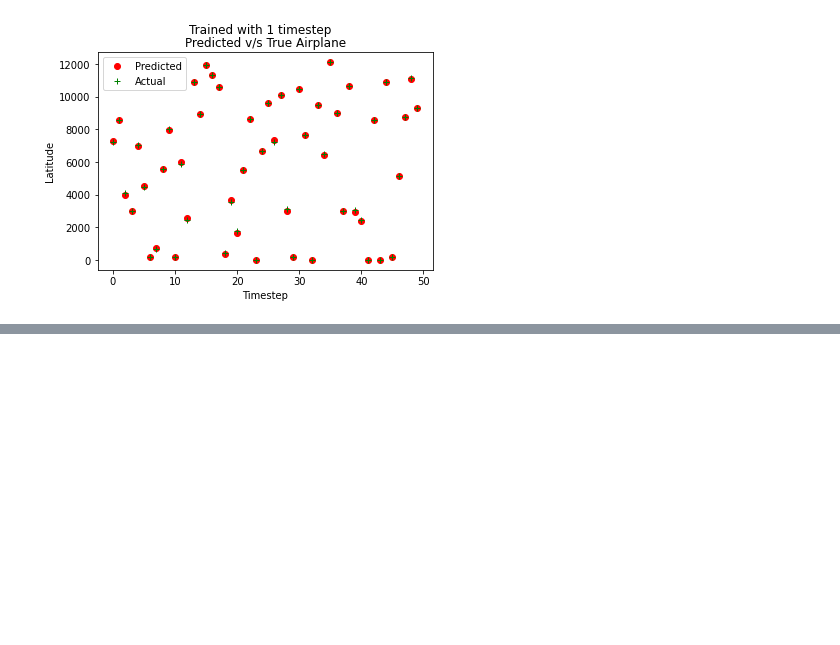
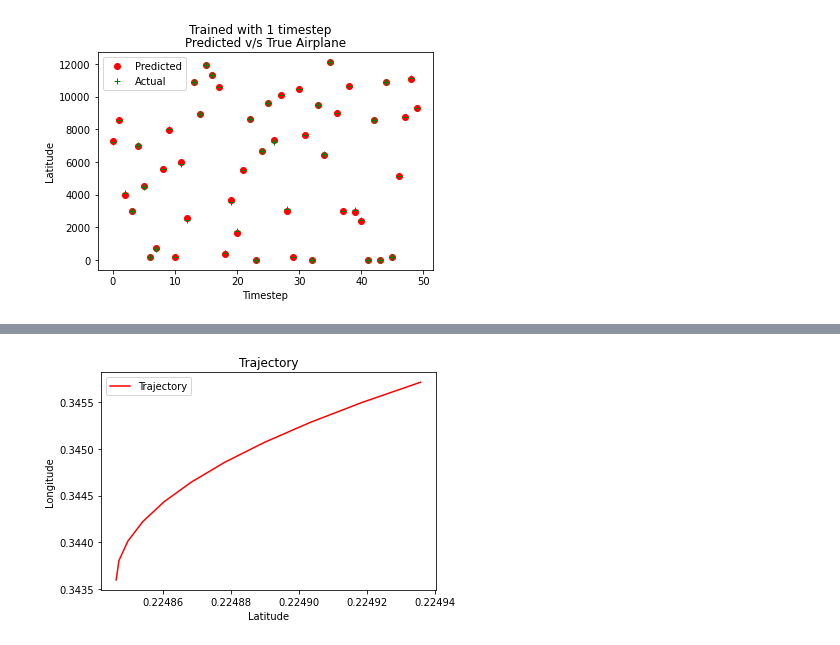
Before and after one commit to DhanashreeRevagade/Clustering-Air-Objects_Challengers-of-the-Unknown, a Jupyter notebook: predict1.ipynb, the cells around one changed output, grey strips where cells are left out. Saved outputs shown, nothing was run; the diff lists cells and outputs as text; code cells hidden in the pictures; blank space fills up the shorter version.

```diff
--- a/predict1.ipynb
+++ b/predict1.ipynb
@@ -227,0 +289,11 @@ plt.show()
+# %%
+
+plt.plot(f[0],f[1],'r-', label ='Trajectory')
+plt.legend()
+plt.xlabel('Latitude')
+plt.ylabel('Longitude')
+plt.title('Trajectory')
+plt.savefig('/content/drive/Shared drives/SIH2020/Akash_prediction/lstm_1_traj_lat_lon.png')
+plt.show()
+# %% [output]
+[figure, added]
```
Also changed, not shown: parts of 2 cells of this notebook, 6 other files.
